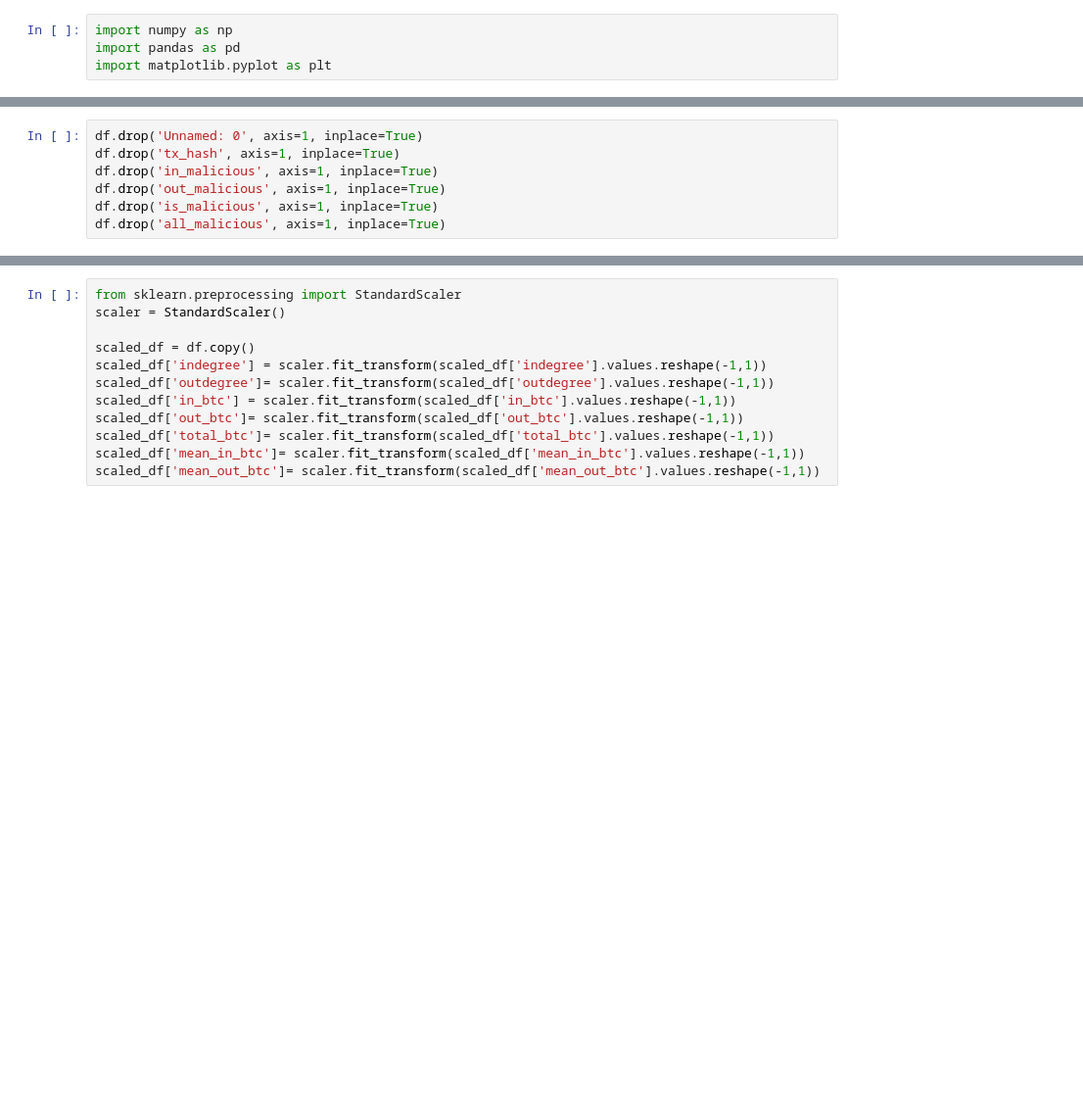
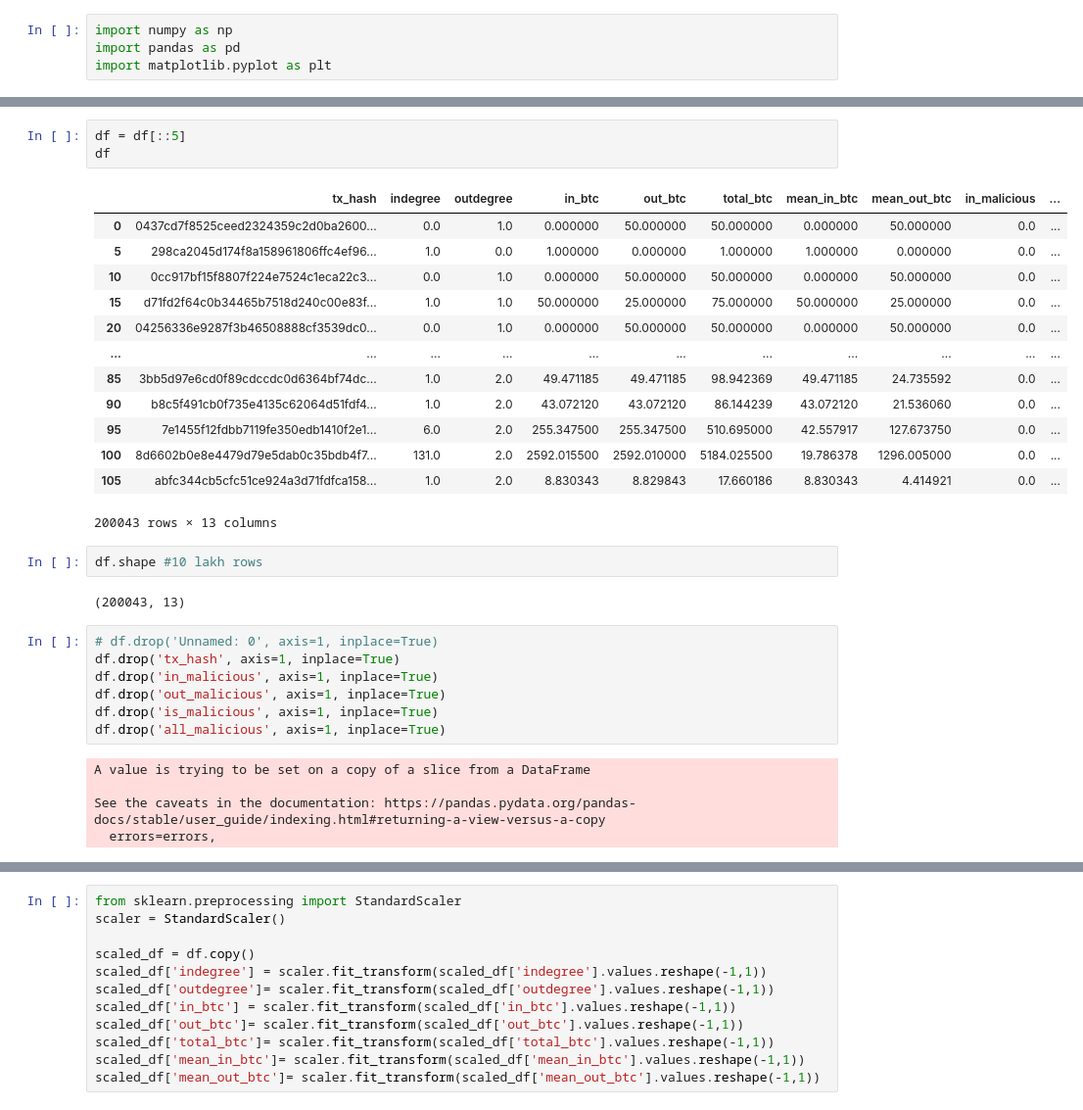
Before and after one commit to Aniruddha124/LY-Project-Logic, a Jupyter notebook: Model/DecisionTree.ipynb, the cells around one changed output, grey strips where cells are left out. Shown: that part at 98% size. Cells and saved outputs as stored; diff of their text form; blank space fills up the shorter version.

```diff
--- a/Model/DecisionTree.ipynb
+++ b/Model/DecisionTree.ipynb
@@ -23,7 +49,33 @@ df
+# %%
+df = df[::5]
+df
+# %% [output]
+|  | tx_hash | indegree | outdegree | in_btc | out_btc | total_btc | mean_in_btc | mean_out_btc | in_malicious | ... |
+| 0 | 0437cd7f8525ceed2324359c2d0ba2600... | 0.0 | 1.0 | 0.000000 | 50.000000 | 50.000000 | 0.000000 | 50.000000 | 0.0 | ... |
+| 5 | 298ca2045d174f8a158961806ffc4ef96... | 1.0 | 0.0 | 1.000000 | 0.000000 | 1.000000 | 1.000000 | 0.000000 | 0.0 | ... |
+| 10 | 0cc917bf15f8807f224e7524c1eca22c3... | 0.0 | 1.0 | 0.000000 | 50.000000 | 50.000000 | 0.000000 | 50.000000 | 0.0 | ... |
+| 15 | d71fd2f64c0b34465b7518d240c00e83f... | 1.0 | 1.0 | 50.000000 | 25.000000 | 75.000000 | 50.000000 | 25.000000 | 0.0 | ... |
+| 20 | 04256336e9287f3b46508888cf3539dc0... | 0.0 | 1.0 | 0.000000 | 50.000000 | 50.000000 | 0.000000 | 50.000000 | 0.0 | ... |
+| ... | ... | ... | ... | ... | ... | ... | ... | ... | ... | ... |
+| 85 | 3bb5d97e6cd0f89cdccdc0d6364bf74dc... | 1.0 | 2.0 | 49.471185 | 49.471185 | 98.942369 | 49.471185 | 24.735592 | 0.0 | ... |
+| 90 | b8c5f491cb0f735e4135c62064d51fdf4... | 1.0 | 2.0 | 43.072120 | 43.072120 | 86.144239 | 43.072120 | 21.536060 | 0.0 | ... |
+| 95 | 7e1455f12fdbb7119fe350edb1410f2e1... | 6.0 | 2.0 | 255.347500 | 255.347500 | 510.695000 | 42.557917 | 127.673750 | 0.0 | ... |
+| 100 | 8d6602b0e8e4479d79e5dab0c35bdb4f7... | 131.0 | 2.0 | 2592.015500 | 2592.010000 | 5184.025500 | 19.786378 | 1296.005000 | 0.0 | ... |
+| 105 | abfc344cb5cfc51ce924a3d71fdfca158... | 1.0 | 2.0 | 8.830343 | 8.829843 | 17.660186 | 8.830343 | 4.414921 | 0.0 | ... |
+200043 rows × 13 columns
+# %%
+df.shape #10 lakh rows
+# %% [output]
+(200043, 13)
 # %%
-df.drop('Unnamed: 0', axis=1, inplace=True)
+# df.drop('Unnamed: 0', axis=1, inplace=True)
 df.drop('tx_hash', axis=1, inplace=True)
 df.drop('in_malicious', axis=1, inplace=True)
 df.drop('out_malicious', axis=1, inplace=True)
 df.drop('is_malicious', axis=1, inplace=True)
 df.drop('all_malicious', axis=1, inplace=True)
+# %% [output]
+A value is trying to be set on a copy of a slice from a DataFrame
+
+See the caveats in the documentation: https://pandas.pydata.org/pandas-docs/stable/user_guide/indexing.html#returning-a-view-versus-a-copy
+  errors=errors,
```
Also changed, not shown: parts of 31 cells of this notebook, 13 other files.
